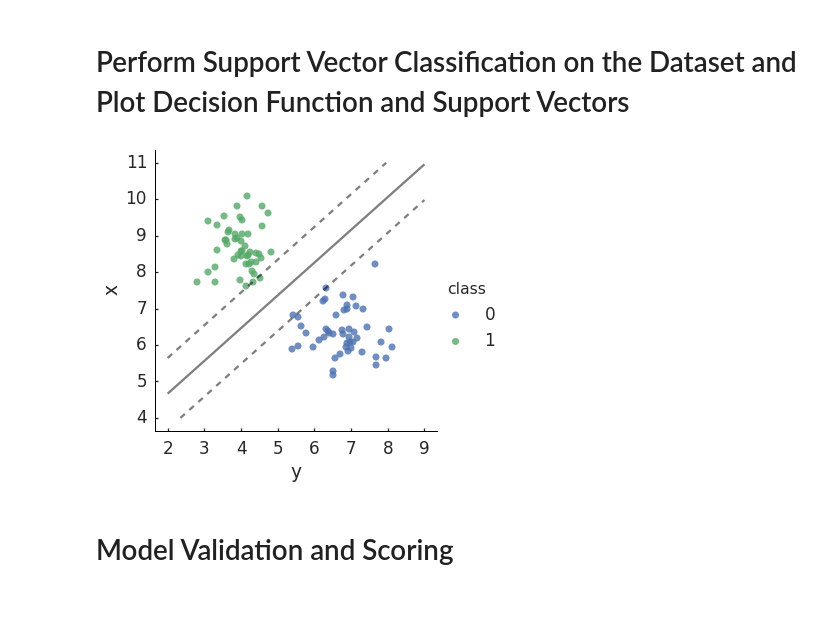
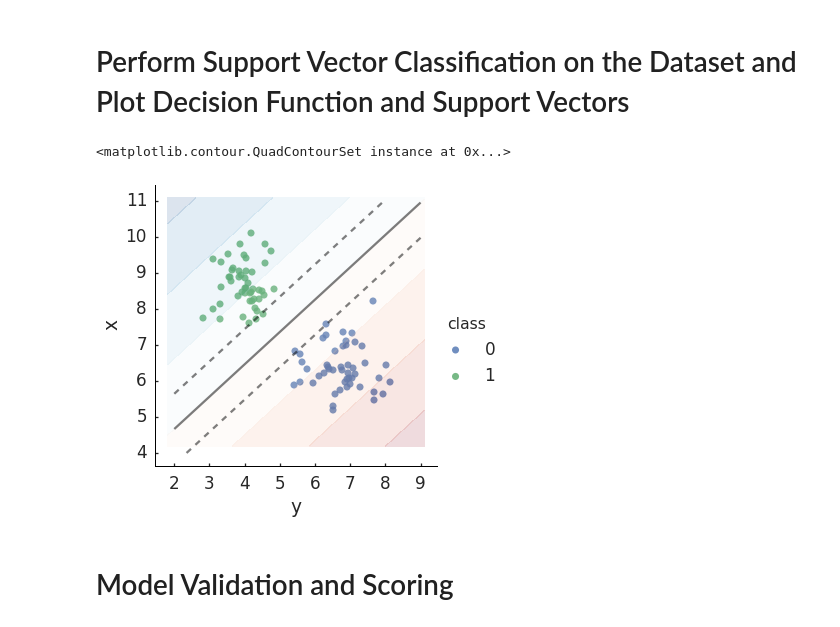
Before and after one commit to blaiszik/globus-catalog-examples, a Jupyter notebook: 3 - Applying Machine Learning Models to Data From Catalog.ipynb, the cells around one changed output. Saved outputs shown, nothing was run; the diff lists cells and outputs as text; code cells hidden in the pictures.

```diff
--- a/3 - Applying Machine Learning Models to Data From Catalog.ipynb
+++ b/3 - Applying Machine Learning Models to Data From Catalog.ipynb
@@ -191,15 +191,27 @@ sns.despine()
 # %%
 from sklearn.svm import SVC # "Support Vector Classifier"
 from sklearn.metrics import confusion_matrix
 clf = SVC(kernel='linear')
 clf.fit(df[['x','y']], df['class'])
 fig = sns.lmplot(x="x", y="y", data=df, order=1, hue="class", fit_reg=False, scatter_kws={"s": 50});
 fig.ax.set_ylabel('x')
 fig.ax.set_xlabel('y')
 
 plot_svc_decision_function(clf);
+
+## Plot decision contour
+h = .01  # step size in the mesh
+x_min, x_max = df['x'].min() - 1, df['x'].max() + 1
+y_min, y_max = df['y'].min() - 1, df['y'].max() + 1
+xx, yy = np.meshgrid(np.arange(x_min, x_max, h),
+                          np.arange(y_min, y_max, h))
+if hasattr(clf, "decision_function"):
+    Z = clf.decision_function(np.c_[xx.ravel(), yy.ravel()])
+Z = Z.reshape(xx.shape)
+fig.ax.contourf(xx, yy, Z, alpha=0.15, cmap=plt.cm.RdBu)
 # %% [output]
+<matplotlib.contour.QuadContourSet instance at 0x...>
-[figure, old version]
+[figure, new version]
 # %% [markdown]
 # Model Validation and Scoring
 # %% [markdown]
```
Also changed, not shown: parts of 3 cells of this notebook.
